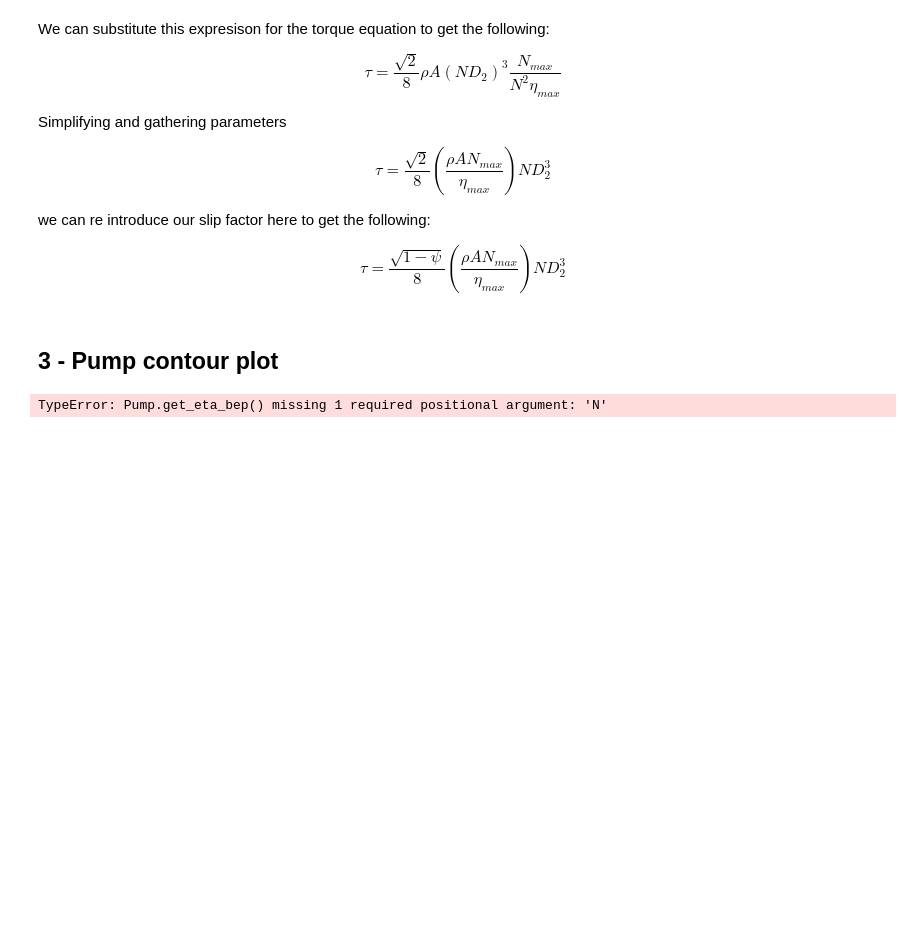
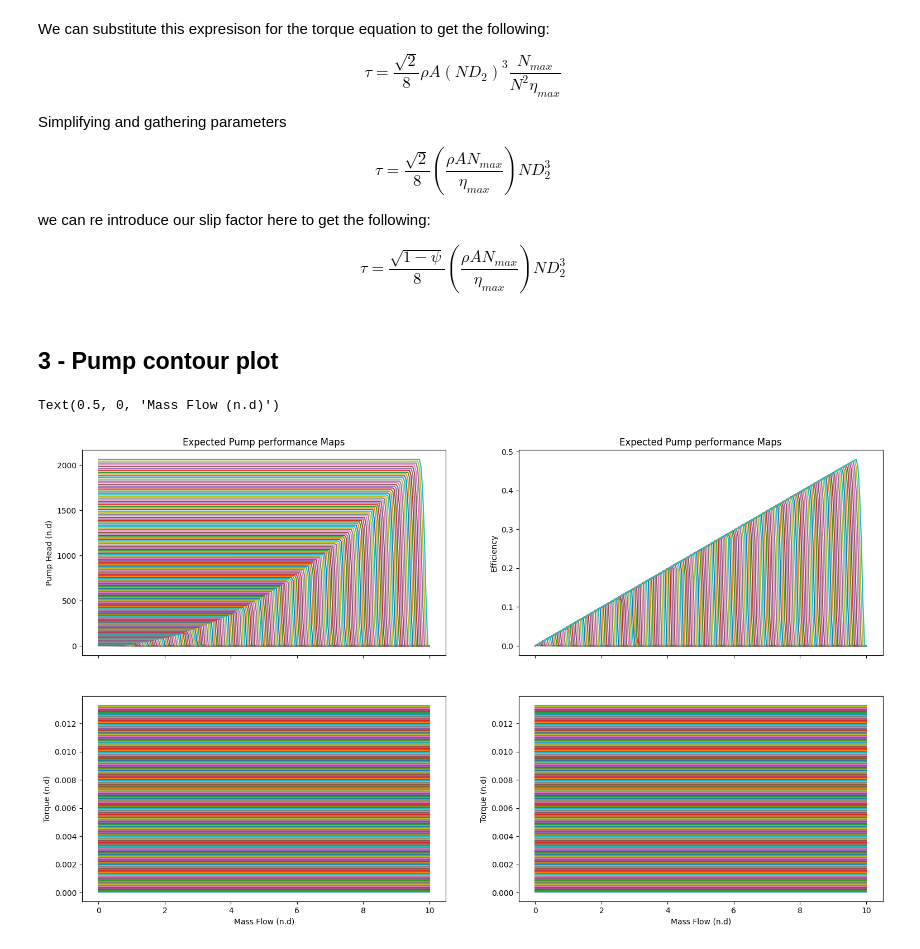
Before and after one commit to EliasAoubala/turboRocket, a Jupyter notebook: docs/pump_modelling.ipynb, the cells around one changed output. Saved outputs shown, nothing was run; the diff lists cells and outputs as text; code cells hidden in the pictures; blank space fills up the shorter version.

Commit message:
Updated pump code + transient analysis:
- Off design performance fixed.
- Dimensional issues with pump design updated
- Pump Class now completed.
- Transient YAML loader updated accordingly.

```diff
--- a/docs/pump_modelling.ipynb
+++ b/docs/pump_modelling.ipynb
@@ -129,8 +129,8 @@ pump = Pump(D_1 = 3e-2,
 pump.set_performance(C_c=0.95, psi=0.2, eta_bep=0.4, N_nom=25e3 * (2 * np.pi) / 60)
 
 inlet = IncompressibleFluid(rho=1000, P=30e5, mue=2.86e-3)
-k1 = 100
-k2 = 100
+k1 = 200
+k2 = 200
 
 N = np.linspace(100, 30e3, k1)*(2*np.pi)/60
 
@@ -161,34 +161,35 @@ for Ne in N:
         torque[i, j] = pump.get_torque(inlet=inlet, N=ne)
 
         eta[i, j] = pump.get_eta(Q=m / 1000, N = ne, fluid=inlet)
 
         j +=1
 
     i +=1
 
 fig, ax = plt.subplots(2,2, sharex=True)
 fig.set_size_inches(18.5, 10.5)
 ax[0][0].plot(m_dot, dp)
 ax[0][0].set_ylabel("Pump Head (n.d)")
 ax[0][0].set_title("Expected Pump performance Maps")
 
 
 ax[1][0].plot(m_dot, torque)
 ax[1][0].set_ylabel("Torque (n.d)")
 ax[1][0].set_xlabel("Mass Flow (n.d)")
 
 
 ax[0][1].plot(m_dot, eta)
 ax[0][1].set_ylabel("Efficiency")
 ax[0][1].set_title("Expected Pump performance Maps")
 
 
 ax[1][1].plot(m_dot, torque)
 ax[1][1].set_ylabel("Torque (n.d)")
 ax[1][1].set_xlabel("Mass Flow (n.d)")
 # plt.plot(m_dot, dp)
 # %% [output]
-TypeError: Pump.get_eta_bep() missing 1 required positional argument: 'N'
+Text(0.5, 0, 'Mass Flow (n.d)')
+[figure, added]
 # %%
 pump.get_eta(N=25e3 * (2 * np.pi) / 60, Q=0.008)
 # %% [output]
```
Also changed, not shown: parts of 2 cells of this notebook, 4 other files.
